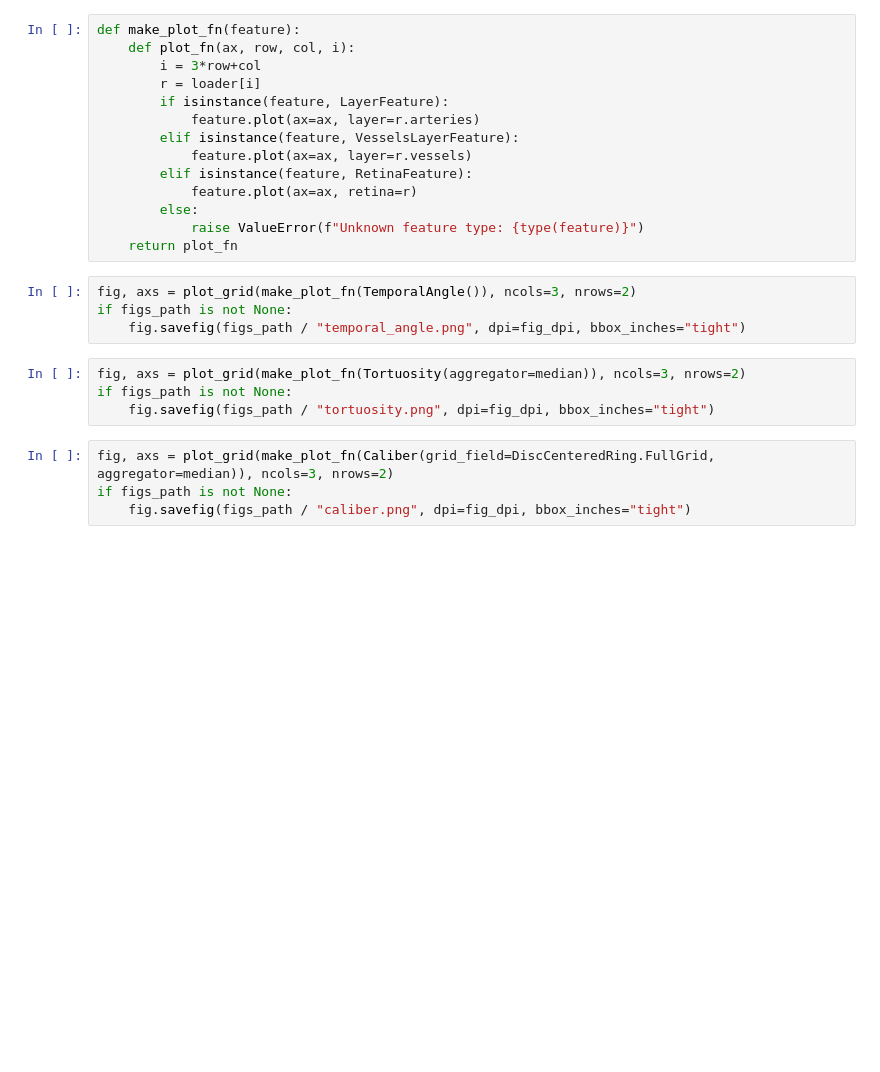
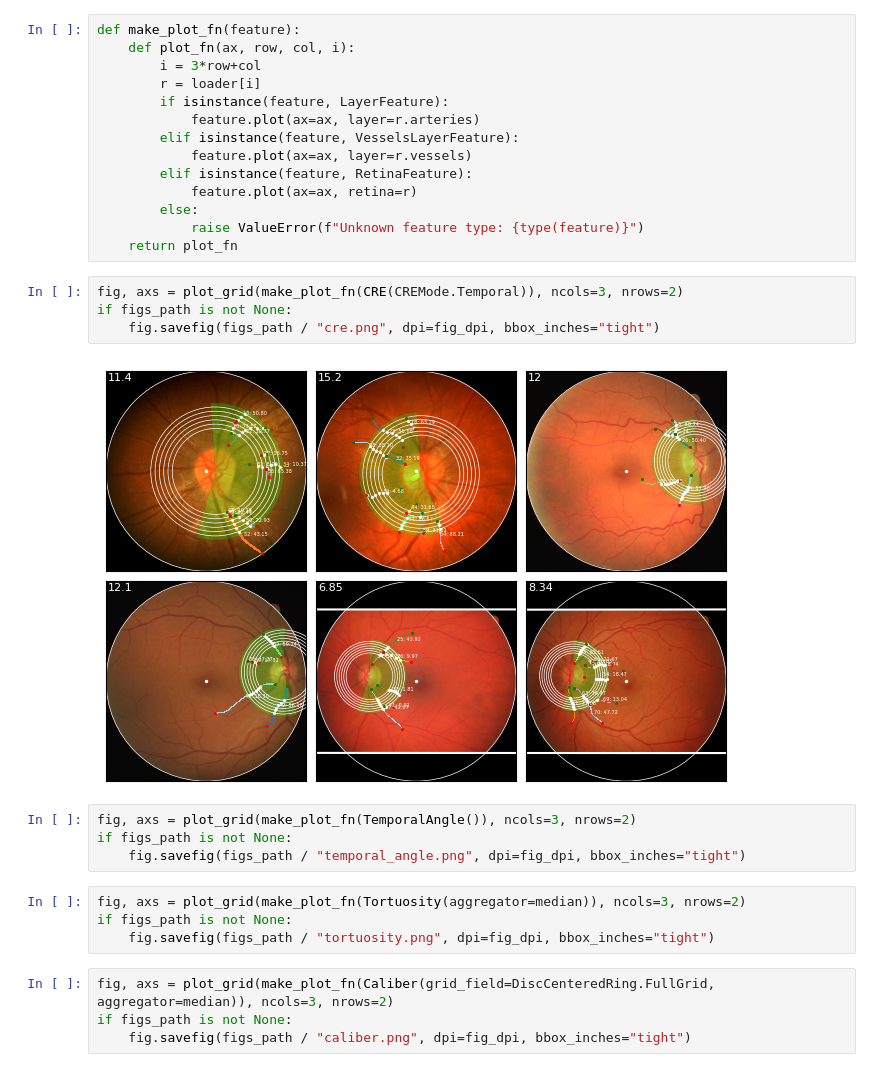
Before and after one commit to Eyened/retinalysis-vascx, a Jupyter notebook: notebooks/features/feature_plots.ipynb, the cells around one changed output. Drawn from its saved outputs; the diff is of its cells as text; blank space fills up the shorter version.

```diff
--- a/notebooks/features/feature_plots.ipynb
+++ b/notebooks/features/feature_plots.ipynb
@@ -44,6 +49,12 @@ def make_plot_fn(feature):
         else:
             raise ValueError(f"Unknown feature type: {type(feature)}")
     return plot_fn
+# %%
+fig, axs = plot_grid(make_plot_fn(CRE(CREMode.Temporal)), ncols=3, nrows=2)
+if figs_path is not None:
+    fig.savefig(figs_path / "cre.png", dpi=fig_dpi, bbox_inches="tight")
+# %% [output]
+[figure, added]
 # %%
 fig, axs = plot_grid(make_plot_fn(TemporalAngle()), ncols=3, nrows=2)
 if figs_path is not None:
```
Also changed, not shown: parts of 2 cells of this notebook, 26 other files.
